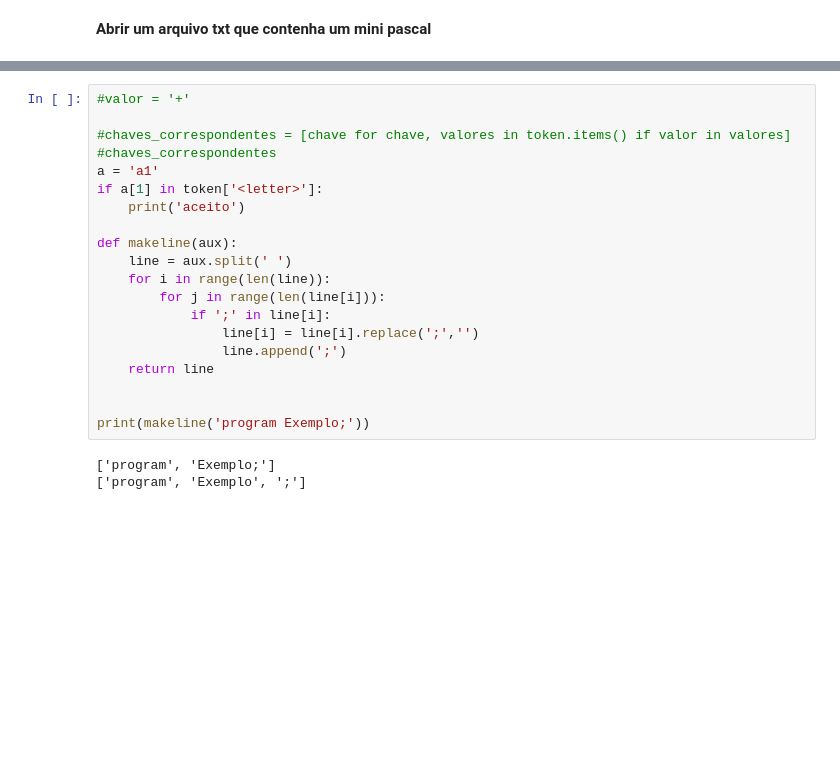
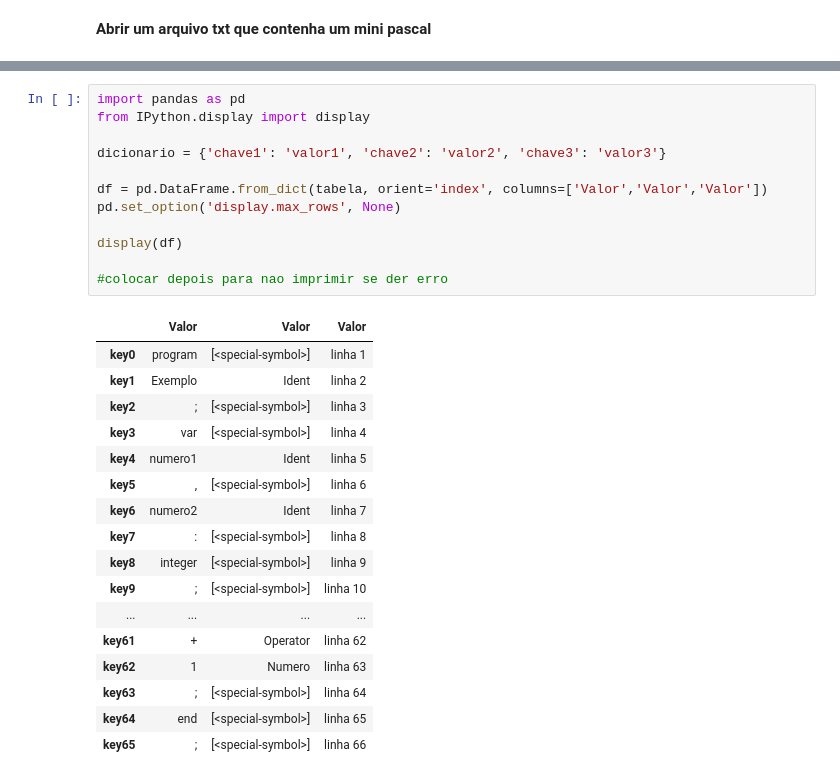
Before and after one commit to MattyGaryuu/Compiladores, a Jupyter notebook: Analisador Lexico/Analisador Lexico.ipynb, the cells around one changed output, grey strips where cells are left out. Drawn from its saved outputs; the diff is of its cells as text; blank space fills up the shorter version.

```diff
--- a/Analisador Lexico/Analisador Lexico.ipynb
+++ b/Analisador Lexico/Analisador Lexico.ipynb
@@ -156,25 +293,32 @@ oi
 .
 ain ze da manga {'key0': ['program', ['<special-symbol>'], 'linha 1'], 'key1': ['Exemplo', 'Ident', 'linha 2'], 'key2': [';', ['<special-symbol>'], 'linha 3'], 'key3': ['var', ['<special-symbol>'], 'l ...
-# %%
-#valor = '+'
-
-#chaves_correspondentes = [chave for chave, valores in token.items() if valor in valores]
-#chaves_correspondentes
-a = 'a1'
-if a[1] in token['<letter>']:
-    print('aceito')
-
-def makeline(aux):
-    line = aux.split(' ')
-    for i in range(len(line)):
-        for j in range(len(line[i])):
-            if ';' in line[i]:
-                line[i] = line[i].replace(';','')
-                line.append(';')
-    return line
-
-
-print(makeline('program Exemplo;'))
-# %% [output]
-['program', 'Exemplo;']
-['program', 'Exemplo', ';']
+# %%
+import pandas as pd
+from IPython.display import display
+
+dicionario = {'chave1': 'valor1', 'chave2': 'valor2', 'chave3': 'valor3'}
+
+df = pd.DataFrame.from_dict(tabela, orient='index', columns=['Valor','Valor','Valor'])
+pd.set_option('display.max_rows', None)
+
+display(df)
+
+#colocar depois para nao imprimir se der erro
+# %% [output]
+|  | Valor | Valor | Valor |
+| key0 | program | [<special-symbol>] | linha 1 |
+| key1 | Exemplo | Ident | linha 2 |
+| key2 | ; | [<special-symbol>] | linha 3 |
+| key3 | var | [<special-symbol>] | linha 4 |
+| key4 | numero1 | Ident | linha 5 |
+| key5 | , | [<special-symbol>] | linha 6 |
+| key6 | numero2 | Ident | linha 7 |
+| key7 | : | [<special-symbol>] | linha 8 |
+| key8 | integer | [<special-symbol>] | linha 9 |
+| key9 | ; | [<special-symbol>] | linha 10 |
+| ... | ... | ... | ... |
+| key61 | + | Operator | linha 62 |
+| key62 | 1 | Numero | linha 63 |
+| key63 | ; | [<special-symbol>] | linha 64 |
+| key64 | end | [<special-symbol>] | linha 65 |
+| key65 | ; | [<special-symbol>] | linha 66 |
```
Also changed, not shown: parts of 4 cells of this notebook, 1 other file.
